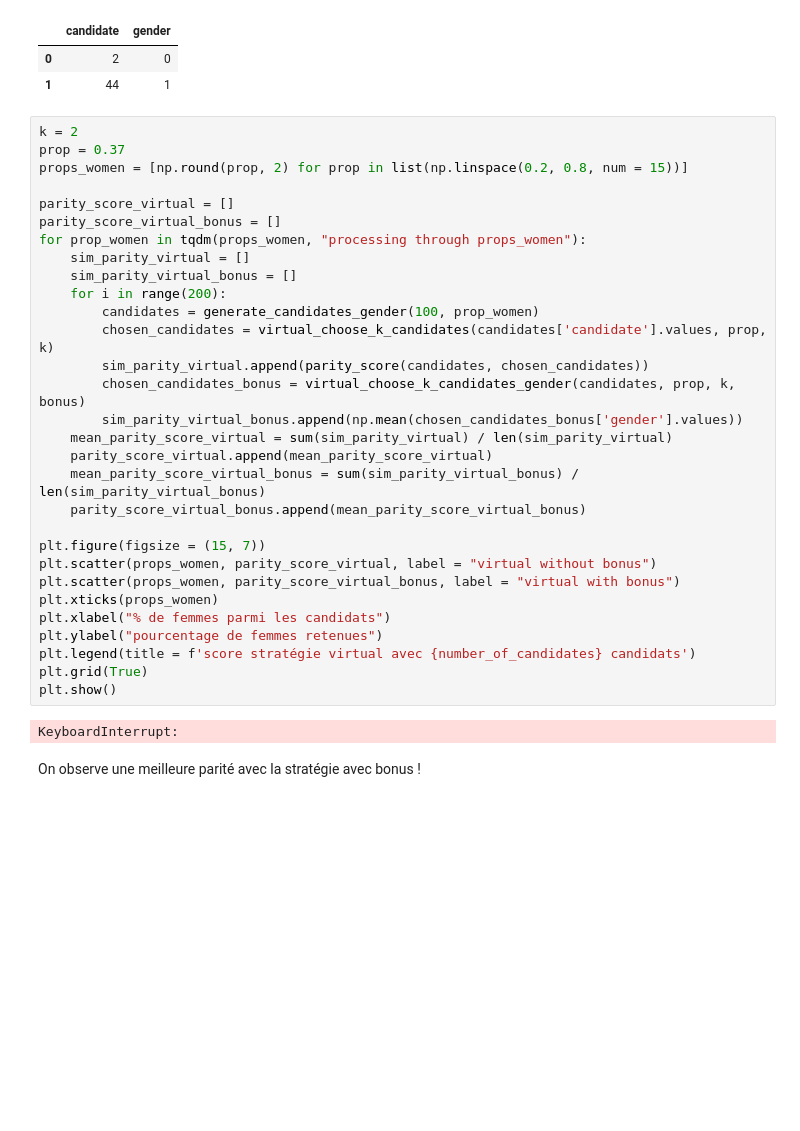
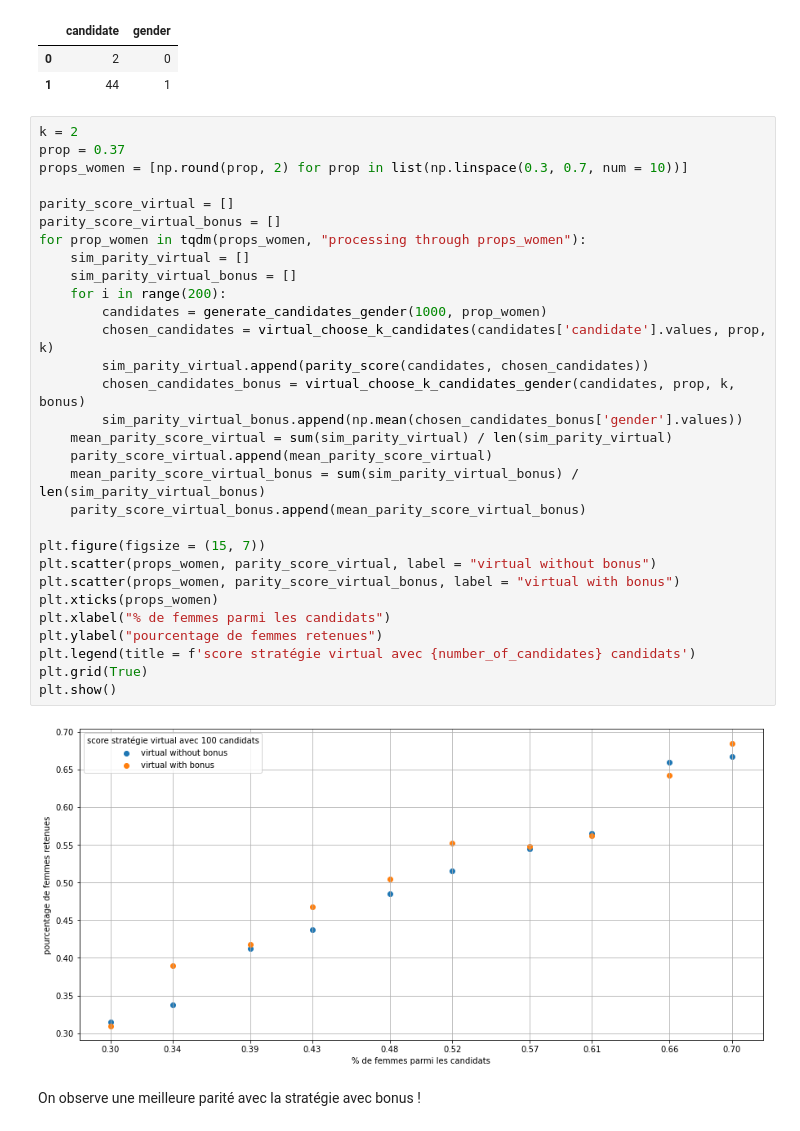
Before and after one commit to victor-kerros/secretary_problem_with_constraints, a Jupyter notebook: secretary_problem_simulation.ipynb, the cells around one changed output. Drawn from its saved outputs; the diff is of its cells as text; blank space fills up the shorter version.

```diff
--- a/secretary_problem_simulation.ipynb
+++ b/secretary_problem_simulation.ipynb
@@ -634,35 +634,35 @@ virtual_choose_k_candidates_gender(candidates, prop, k, bonus)
 # %%
 k = 2
 prop = 0.37
-props_women = [np.round(prop, 2) for prop in list(np.linspace(0.2, 0.8, num = 15))]
+props_women = [np.round(prop, 2) for prop in list(np.linspace(0.3, 0.7, num = 10))]
 
 parity_score_virtual = []
 parity_score_virtual_bonus = []
 for prop_women in tqdm(props_women, "processing through props_women"):
     sim_parity_virtual = []
     sim_parity_virtual_bonus = []
     for i in range(200):
-        candidates = generate_candidates_gender(100, prop_women)
+        candidates = generate_candidates_gender(1000, prop_women)
         chosen_candidates = virtual_choose_k_candidates(candidates['candidate'].values, prop, k)
         sim_parity_virtual.append(parity_score(candidates, chosen_candidates))
         chosen_candidates_bonus = virtual_choose_k_candidates_gender(candidates, prop, k, bonus)
         sim_parity_virtual_bonus.append(np.mean(chosen_candidates_bonus['gender'].values))
     mean_parity_score_virtual = sum(sim_parity_virtual) / len(sim_parity_virtual)
     parity_score_virtual.append(mean_parity_score_virtual)
     mean_parity_score_virtual_bonus = sum(sim_parity_virtual_bonus) / len(sim_parity_virtual_bonus)
     parity_score_virtual_bonus.append(mean_parity_score_virtual_bonus)
 
 plt.figure(figsize = (15, 7))
 plt.scatter(props_women, parity_score_virtual, label = "virtual without bonus")
 plt.scatter(props_women, parity_score_virtual_bonus, label = "virtual with bonus")
 plt.xticks(props_women)
 plt.xlabel("% de femmes parmi les candidats")
 plt.ylabel("pourcentage de femmes retenues")
 plt.legend(title = f'score stratégie virtual avec {number_of_candidates} candidats')
 plt.grid(True)
 plt.show()
 # %% [output]
-KeyboardInterrupt:
+[figure, added]
 # %% [markdown]
 On observe une meilleure parité avec la stratégie avec bonus !
 # %% [markdown]
```
